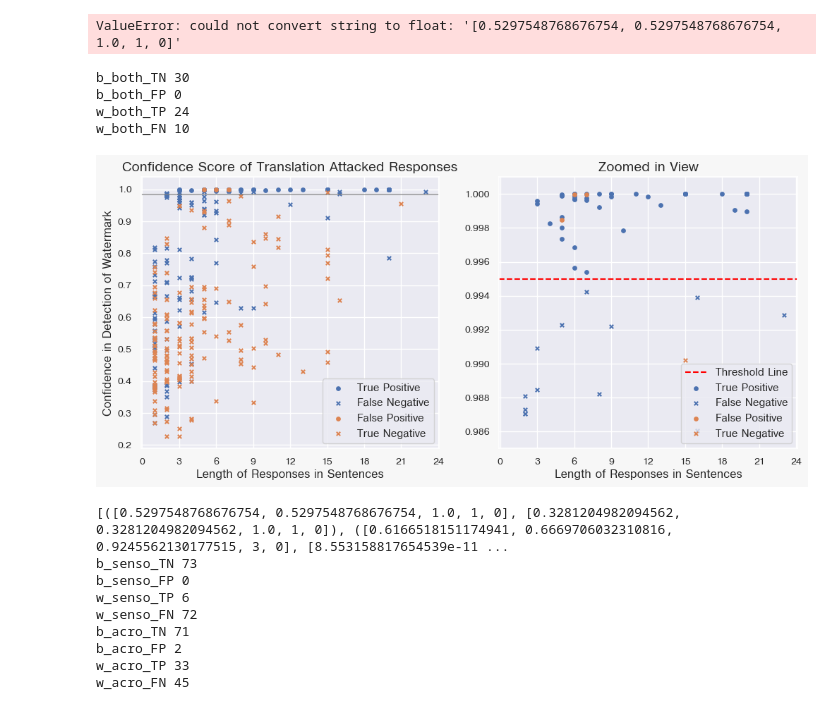
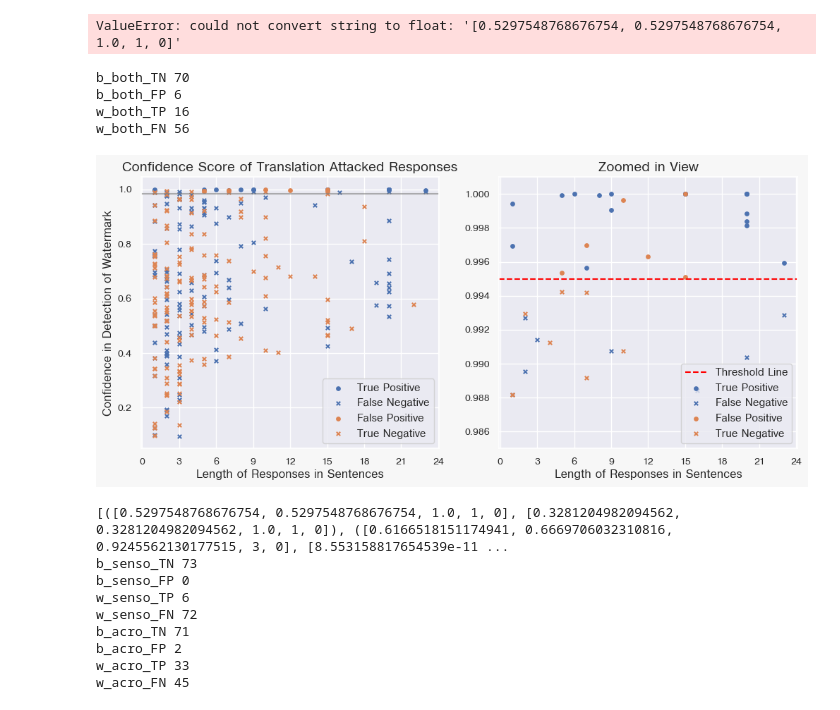
Before and after one commit to CommodoreEU/master-generation, a Jupyter notebook: notebook.ipynb, the cells around one changed output. Saved outputs shown, nothing was run; the diff lists cells and outputs as text; code cells hidden in the pictures.

```diff
--- a/notebook.ipynb
+++ b/notebook.ipynb
@@ -1434,7 +1616,7 @@ def convert_to_list(string):
         return string  # Return the original string if conversion is not possible
 
 # Specify the file name
-file_name = "output_score6.csv"
+file_name = "output_score8.csv"
 # Open the file in read mode
 with open(file_name, 'r') as csv_file:
     # Create a CSV reader object
@@ -1510,7 +1692,7 @@ below_threshold = y_values < 0.995
 
 w_senso_TP = 0
 w_senso_FN = 0
-for i in range (0,156):
+for i in range (0,60):
     if above_threshold[i]:
         if x_values[i] > 3:
             w_senso_TP += 1
@@ -1541,7 +1723,7 @@ below_threshold = y_values < 0.995
 
 b_senso_FP = 0
 b_senso_TN = 0
-for i in range (0,156):
+for i in range (0,60):
     if above_threshold[i]:
         if x_values[i] > 3:
             b_senso_FP += 1
@@ -1576,7 +1758,7 @@ below_threshold = y_values < 0.995
 
 w_acro_TP = 0
 w_acro_FN = 0
-for i in range (0,156):
+for i in range (0,60):
     if above_threshold[i]:
         if x_values[i] > 3:
             w_acro_TP += 1
@@ -1604,7 +1786,7 @@ below_threshold = y_values < 0.995
 
 b_acro_FP = 0
 b_acro_TN = 0
-for i in range (0,156):
+for i in range (0,60):
     if above_threshold[i]:
         if x_values[i] > 3:
             b_acro_FP += 1
@@ -1718,7 +1900,7 @@ def translate_text(text, target_language='en'):
         return text  # Return the original text if translation fails
 
 # Specify the file name
-file_name = "output_gen2.csv"
+file_name = "output_gen6.csv"
 
 # Open the file in read mode
 with open(file_name, 'r') as csv_file:
@@ -1732,14 +1914,14 @@ for text in output_gen:
     # Check if text[2] exists and is not empty
     if len(text) > 2 and text[2]:
         translated_text_watermark = translate_text(text[2], 'es')  # Translate to Spanish
-        translated_text_watermark = translate_text(translated_text_watermark, 'en')  # Translate back to English
+        #translated_text_watermark = translate_text(translated_text_watermark, 'en')  # Translate back to English
 
     else:
         translated_text_watermark = ""
 
     if len(text) > 2 and text[1]:
         translated_text_base = translate_text(text[1], 'es')  # Translate to Spanish
-        translated_text_base = translate_text(translated_text_base, 'en')  # Translate back to English
+        #translated_text_base = translate_text(translated_text_base, 'en')  # Translate back to English
     else:
         translated_text_base = ""
 
@@ -1772,7 +1946,7 @@ Error during translation: 'NoneType' object has no attribute 'group'
 import csv
 
 # Specify the file name
-file_name = "output_translation_gen2.csv"
+file_name = "output_translation_genX.csv"
 
 # Open the file in write mode with newline='' to ensure correct line endings
 with open(file_name, 'w', newline='') as csv_file:
@@ -1928,7 +2102,7 @@ for tuple in translations:
     scores_translation.append([[score_base,stouffer_result_base, acrosticon_restult_base,len_base,acros_base],[score_watermark, stouffer_result_watermark, acrosticon_restult_watermark, len_watermark, acros_watermark]])
 # %%
 # Specify the file name
-file_name = "output_translation_score2.csv"
+file_name = "output_translation_scoreX.csv"
 
 # Open the file in write mode with newline='' to ensure correct line endings
 with open(file_name, 'w', newline='') as csv_file:
@@ -2223,7 +2391,7 @@ def convert_to_list(string):
         return string  # Return the original string if conversion is not possible
 
 # Specify the file name
-file_name = "output_translation_score6.csv"
+file_name = "output_translation_scoreX.csv"
 # Open the file in read mode
 with open(file_name, 'r') as csv_file:
     # Create a CSV reader object
@@ -2302,10 +2470,10 @@ w_both_TP = 0
 w_both_FN = 0
 for i in range (0,156):
     if above_threshold[i]:
-        if x_values[i] > 7:
+        if x_values[i] > 3:
             w_both_TP += 1
     else:
-        if x_values[i] > 7:
+        if x_values[i] > 3:
             w_both_FN += 1
 
 # Points above threshold
@@ -2338,10 +2506,10 @@ b_both_FP = 0
 b_both_TN = 0
 for i in range (0,156):
     if above_threshold[i]:
-        if x_values[i] > 7:
+        if x_values[i] > 3:
             b_both_FP += 1
     else:
-        if x_values[i] > 7:
+        if x_values[i] > 3:
             b_both_TN += 1
 # Points above threshold
 axs[0].scatter(x_values[above_threshold], y_values[above_threshold], s=15, alpha=1, c='C1', marker='o', label='False Positive')
@@ -2365,38 +2533,38 @@ below_threshold = y_values < 0.995
 
 
 # Points above threshold
 axs[1].scatter(x_values[above_threshold], y_values[above_threshold], s=15, alpha=1, c='C0', marker='o', label='True Positive')
 # Points below threshold
 axs[1].scatter(x_values[below_threshold], y_values[below_threshold], s=15, alpha=1, c='C0', marker='x', label='False Negative')
 #axs[0, 1].scatter(x_values2, y_values2, s=15, alpha=0.7, c=['C4'], marker='o', label='LLM Response')
 axs[1].set_title('Zoomed in View', fontsize=14)
 axs[1].legend()
 axs[1].set_ylim(0.985, 1.001)
 
 x_values = np.array(x_values2)
 y_values = np.array(y_values2)
 above_threshold = y_values >= 0.995
 below_threshold = y_values < 0.995
 above_threshold = y_values >= 0.995
 below_threshold = y_values < 0.995
 # Points above threshold
 axs[1].scatter(x_values[above_threshold], y_values[above_threshold], s=15, alpha=1, c='C1', marker='o', label='False Positive')
 # Points below threshold
 axs[1].scatter(x_values[below_threshold], y_values[below_threshold], s=15, alpha=1, c='C1', marker='x', label='True Negative')
 axs[1].legend()
 
 print(f'''b_both_TN {b_both_TN}''')
 print(f'''b_both_FP {b_both_FP}''')
 print(f'''w_both_TP {w_both_TP}''')
 print(f'''w_both_FN {w_both_FN}''')
 
 plt.savefig('paper_plot_translation.png', dpi=300, bbox_inches='tight')
 # %% [output]
-b_both_TN 30
-b_both_FP 0
-w_both_TP 24
-w_both_FN 10
+b_both_TN 70
+b_both_FP 6
+w_both_TP 16
+w_both_FN 56
-[figure, old version]
+[figure, new version]
 # %%
 import csv
 import ast
```
Also changed, not shown: parts of 14 cells of this notebook, 13 other files.
